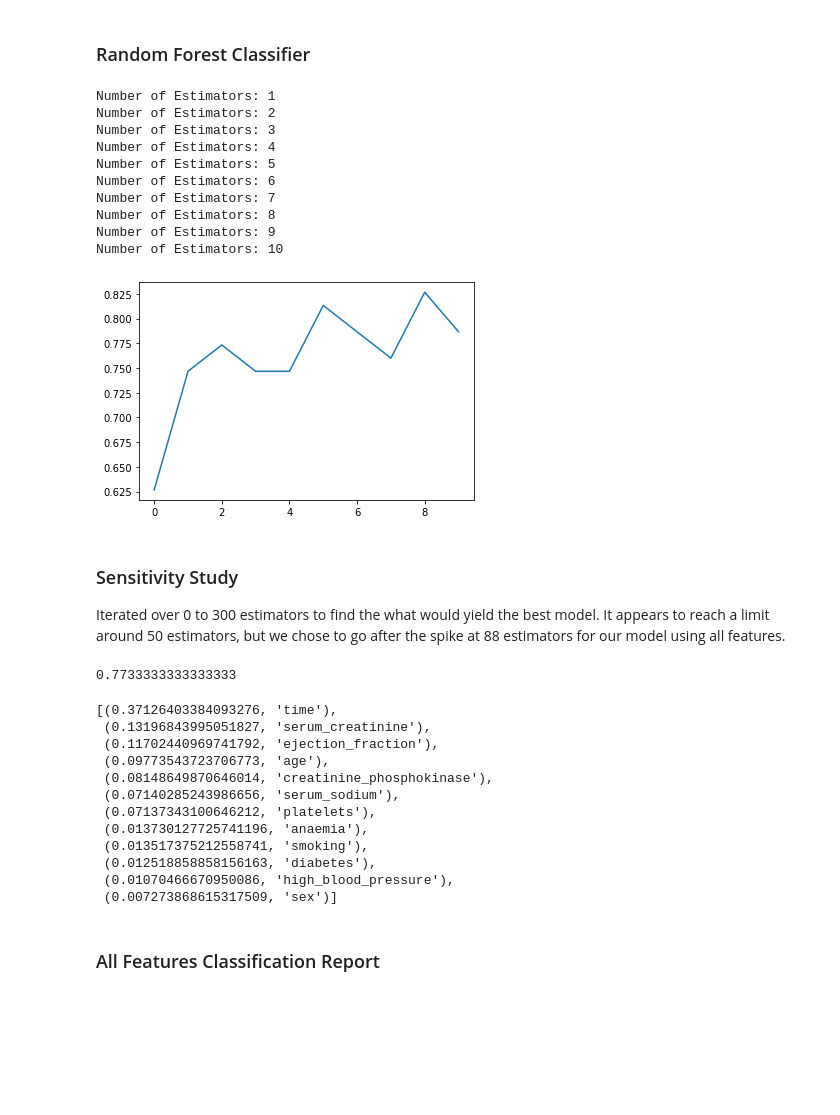
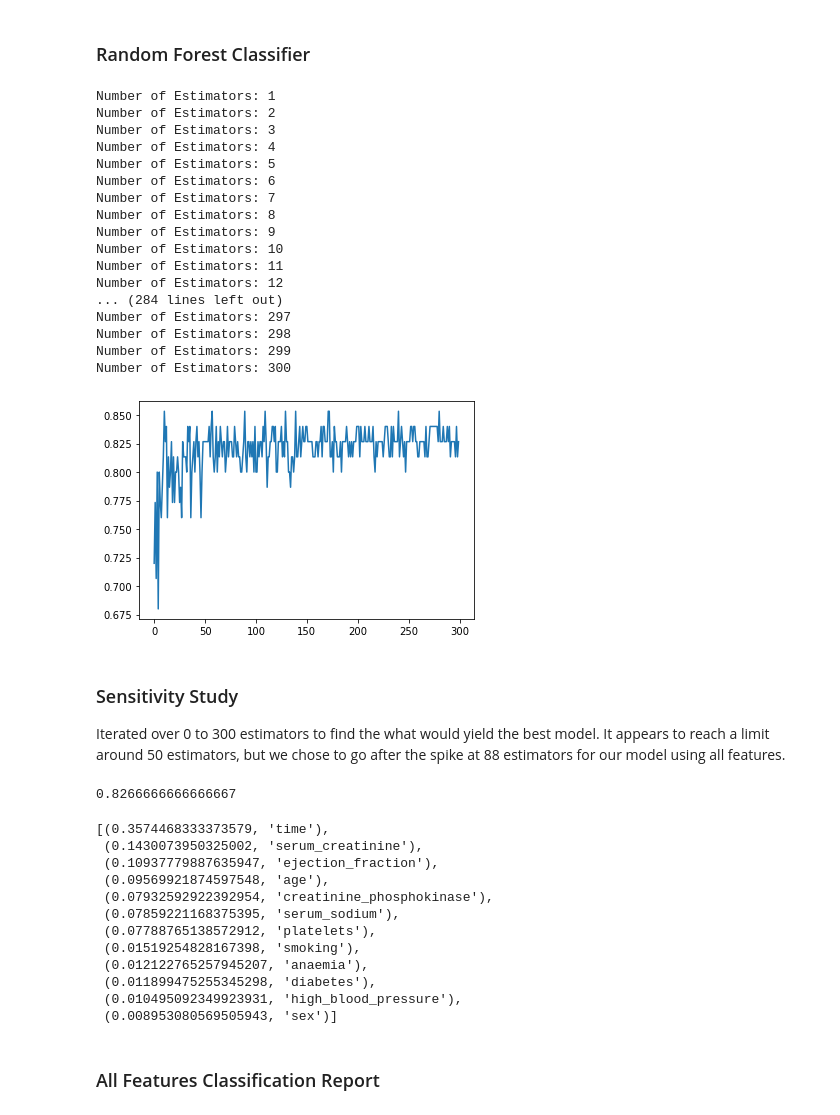
Before and after one commit to alexturkmen/Heart-Failure-Analysis, a Jupyter notebook: random_forest.ipynb, the cells around one changed output. Saved outputs shown, nothing was run; the diff lists cells and outputs as text; code cells hidden in the pictures; blank space fills up the shorter version.

```diff
--- a/random_forest.ipynb
+++ b/random_forest.ipynb
@@ -44,7 +44,7 @@ X_train, X_test, y_train, y_test = train_test_split(data, target, random_state=3
 # %%
 train = []
 test = []
-for x in range(10):
+for x in range(300):
     RF_classifier = RandomForestClassifier(n_estimators=x+1)
     RF_classifier.fit(X_train, y_train)
     train.append(RF_classifier.score(X_train, y_train))
@@ -61,12 +61,20 @@ Number of Estimators: 7
 Number of Estimators: 8
 Number of Estimators: 9
 Number of Estimators: 10
+Number of Estimators: 11
+Number of Estimators: 12
+... (284 lines left out)
+Number of Estimators: 297
+Number of Estimators: 298
+Number of Estimators: 299
+Number of Estimators: 300
 # %%
-plt.plot(test)
+fig1 = plt.plot(test)
 test_df = pd.DataFrame(data=test)
 test_df.to_csv('./Data/random_forest_sensitivity.csv')
+plt.savefig("./Visuals/random_forest_sensitivity.png")
 # %% [output]
-[figure, old version]
+[figure, new version]
 # %% [markdown]
 ### Sensitivity Study
 Iterated over 0 to 300 estimators to find the what would yield the best model. It appears to reach a limit around 50 estimators, but we chose to go after the spike at 88 estimators for our model using all features.
@@ -75,22 +83,22 @@ rf = RandomForestClassifier(n_estimators=88)
 rf = rf.fit(X_train, y_train)
 rf.score(X_test, y_test)
 # %% [output]
-0.7733333333333333
+0.8266666666666667
 # %%
 sorted(zip(rf.feature_importances_, feature_names), reverse=True)
 # %% [output]
-[(0.37126403384093276, 'time'),
- (0.13196843995051827, 'serum_creatinine'),
- (0.11702440969741792, 'ejection_fraction'),
- (0.09773543723706773, 'age'),
- (0.08148649870646014, 'creatinine_phosphokinase'),
- (0.07140285243986656, 'serum_sodium'),
- (0.07137343100646212, 'platelets'),
- (0.013730127725741196, 'anaemia'),
- (0.013517375212558741, 'smoking'),
- (0.012518858858156163, 'diabetes'),
- (0.01070466670950086, 'high_blood_pressure'),
- (0.007273868615317509, 'sex')]
+[(0.3574468333373579, 'time'),
+ (0.1430073950325002, 'serum_creatinine'),
+ (0.10937779887635947, 'ejection_fraction'),
+ (0.09569921874597548, 'age'),
+ (0.07932592922392954, 'creatinine_phosphokinase'),
+ (0.07859221168375395, 'serum_sodium'),
+ (0.07788765138572912, 'platelets'),
+ (0.01519254828167398, 'smoking'),
+ (0.012122765257945207, 'anaemia'),
+ (0.011899475255345298, 'diabetes'),
+ (0.010495092349923931, 'high_blood_pressure'),
+ (0.008953080569505943, 'sex')]
 # %% [markdown]
 ### All Features Classification Report
 # %%
```
Also changed, not shown: parts of 6 cells of this notebook, 14 other files.
